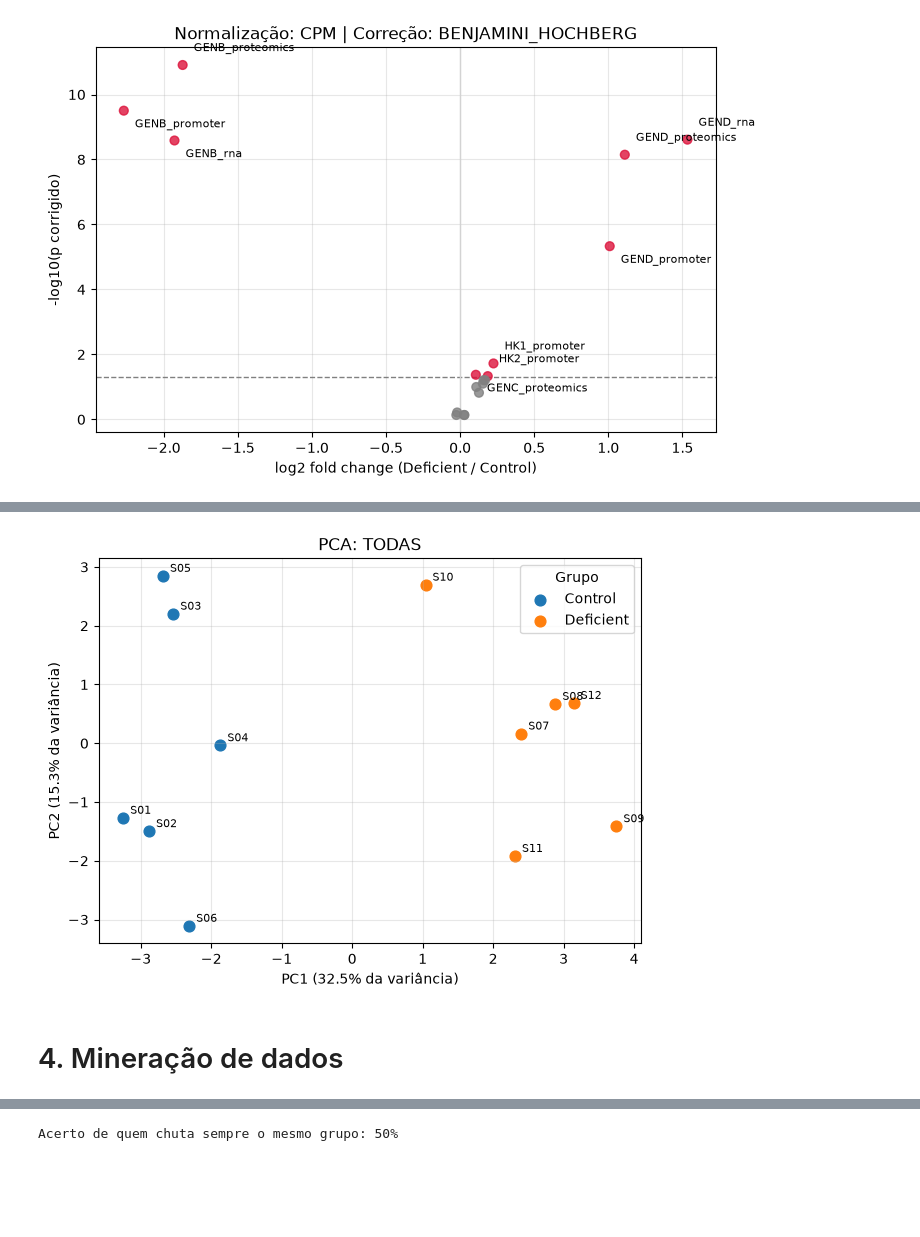
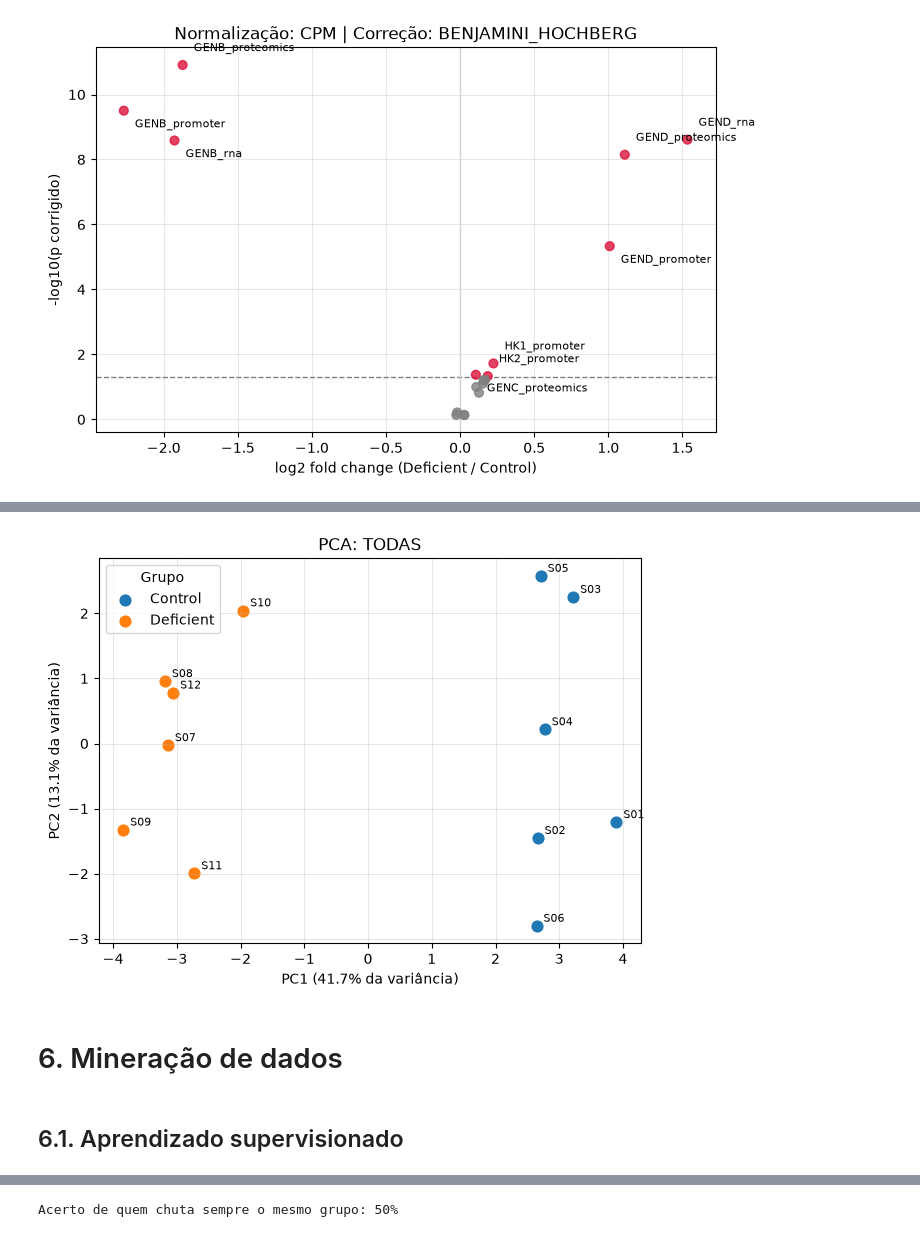
Before and after one commit to hellsdeur/multiomic, a Jupyter notebook: main.ipynb, the cells around one changed output, grey strips where cells are left out. Drawn from its saved outputs; the diff is of its cells as text; code cells hidden in the pictures; blank space fills up the shorter version.

```diff
--- a/main.ipynb
+++ b/main.ipynb
@@ -481,13 +595,12 @@ deficient = df_norm[df_norm["phenotype"] == 1]
 
 rows = []
 for col in variables:
-    a = np.log2(control[col])
-    b = np.log2(deficient[col])
+    a = np.log2(control[col] + 1)
+    b = np.log2(deficient[col] + 1)
     log2fc = b.mean() - a.mean()
     deviation = np.sqrt((a.var() + b.var()) / 2)
     d = log2fc / deviation
-    p = stats.ttest_ind(b, a).pvalue
-    rows.append({"variable": col, "log2fc": log2fc, "d": d, "p": p})
+    rows.append({"variable": col, "log2fc": log2fc, "d": d})
 
 df_dif = pd.DataFrame(rows)
 df_dif
@@ -511,0 +632,9 @@ df_dif
+# %%
+p_values = []
+for col in variables:
+    a = np.log2(control[col] + 1)
+    b = np.log2(deficient[col] + 1)
+    p_values.append(stats.ttest_ind(b, a).pvalue)
+
+df_dif["p"] = p_values
+df_dif
@@ -601,7 +759,7 @@ def build_xy(data, layers, excluded_genes=()):
     y = data["phenotype"]
     return X, y
 # %%
-X, y = build_xy(df, all_layers)
+X, y = build_xy(df_norm, all_layers)
 
 print(f"Amostras: {X.shape[0]}, variáveis: {X.shape[1]}")
 X
@@ -628,7 +788,7 @@ rng = np.random.default_rng(42)
 fig, axes = plt.subplots(nrows=len(example_columns), ncols=2, figsize=(10, 5), constrained_layout=True)
 
 for row, col in enumerate(example_columns):
-    for pos, (label, values) in enumerate([("Contagem", df[col]), ("log2(contagem + 1)", X[col])]):
+    for pos, (label, values) in enumerate([("escala linear", df_norm[col]), ("log2(x + 1)", X[col])]):
         ax = axes[row, pos]
         for g, color in group_colors.items():
             mask = df["group"] == g
@@ -639,5 +799,6 @@ for row, col in enumerate(example_columns):
         ax.grid(axis="x", alpha=0.3)
 
 axes[0, 0].legend(fontsize=8)
+fig.suptitle(f"Normalização: {metodo}", fontsize=10)
 fig;
 # %% [output]
@@ -662,26 +849,28 @@ fig;
 # %%
 camada_pca = "TODAS"  #@param ["TODAS", "ATAC", "RNA", "PROTEOMICA", "GENOTIPOS"] {type:"string"}
 
 layers_pca = all_layers if camada_pca == "TODAS" else [camada_pca]
-X_pca, _ = build_xy(df, layers_pca)
+X_pca, _ = build_xy(df_norm, layers_pca)
 
 pca = PCA(n_components=2)
 components = pca.fit_transform(StandardScaler().fit_transform(X_pca))
 explained = pca.explained_variance_ratio_ * 100
 
 fig, ax = plt.subplots(figsize=(7, 5))
 for g, color in group_colors.items():
     mask = (df["group"] == g).values
     ax.scatter(components[mask, 0], components[mask, 1], s=60, color=color, label=g)
 for i, sample in enumerate(df["sample_id"]):
     ax.annotate(sample, (components[i, 0], components[i, 1]), xytext=(5, 3), textcoords="offset points", fontsize=8)
 
 ax.set_title(f"PCA: {camada_pca}")
 ax.set_xlabel(f"PC1 ({explained[0]:.1f}% da variância)")
 ax.set_ylabel(f"PC2 ({explained[1]:.1f}% da variância)")
 ax.legend(title="Grupo")
 ax.grid(alpha=0.3)
 # %% [output]
-[figure, old version]
+[figure, new version]
 # %% [markdown]
-# 4. Mineração de dados
+# 6. Mineração de dados <a id="mineracao"></a>
+# %% [markdown]
+## 6.1. Aprendizado supervisionado
```
Also changed, not shown: parts of 156 cells of this notebook, 19 other files.
